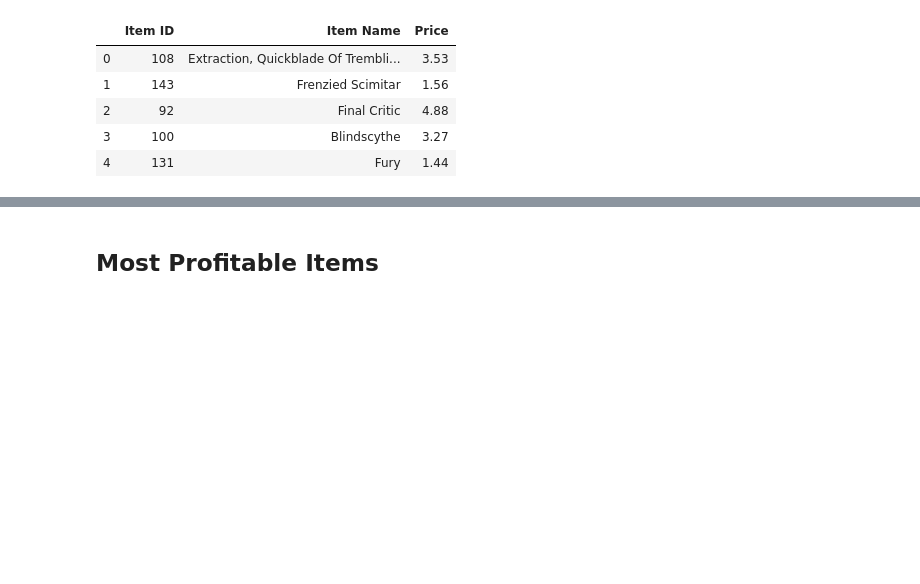
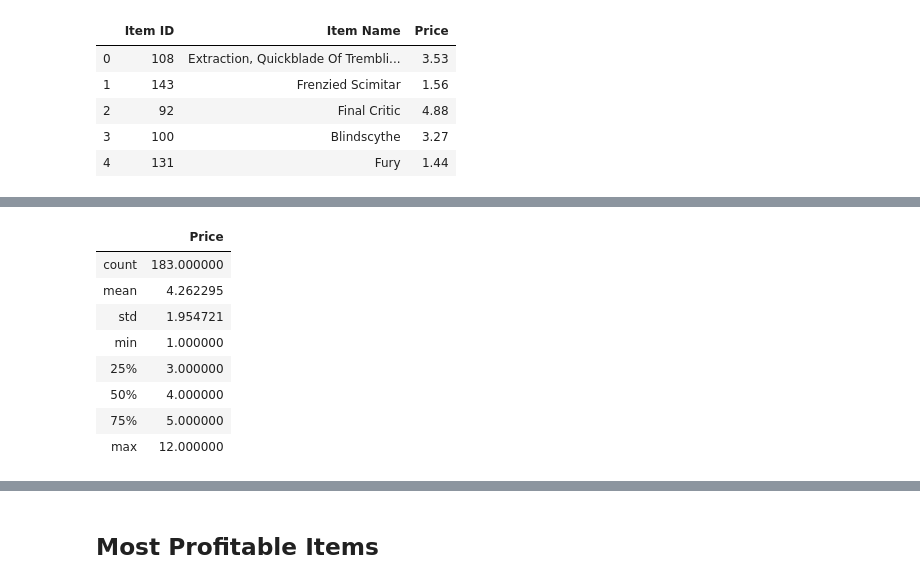
Before and after one commit to Bcliffwm/pandas-challenge, a Jupyter notebook: HeroesOfPymoli/HeroesOfPymoli_starter.ipynb, the cells around one changed output, grey strips where cells are left out. Saved outputs shown, nothing was run; the diff lists cells and outputs as text; code cells hidden in the pictures; blank space fills up the shorter version.

```diff
--- a/HeroesOfPymoli/HeroesOfPymoli_starter.ipynb
+++ b/HeroesOfPymoli/HeroesOfPymoli_starter.ipynb
@@ -367,0 +388,18 @@ pop_items.head()
+# %%
+# Calculating purchase count and price information using .describe()
+item_purchase_count = item_group.count()
+item_purchase_count.describe()
+
+# min price is $1.00
+# max price is $12.00
+# total number of items bought : 183 items
+# %% [output]
+|  | Price |
+| count | 183.000000 |
+| mean | 4.262295 |
+| std | 1.954721 |
+| min | 1.000000 |
+| 25% | 3.000000 |
+| 50% | 4.000000 |
+| 75% | 5.000000 |
+| max | 12.000000 |
```
Also changed, not shown: parts of 4 cells of this notebook.
